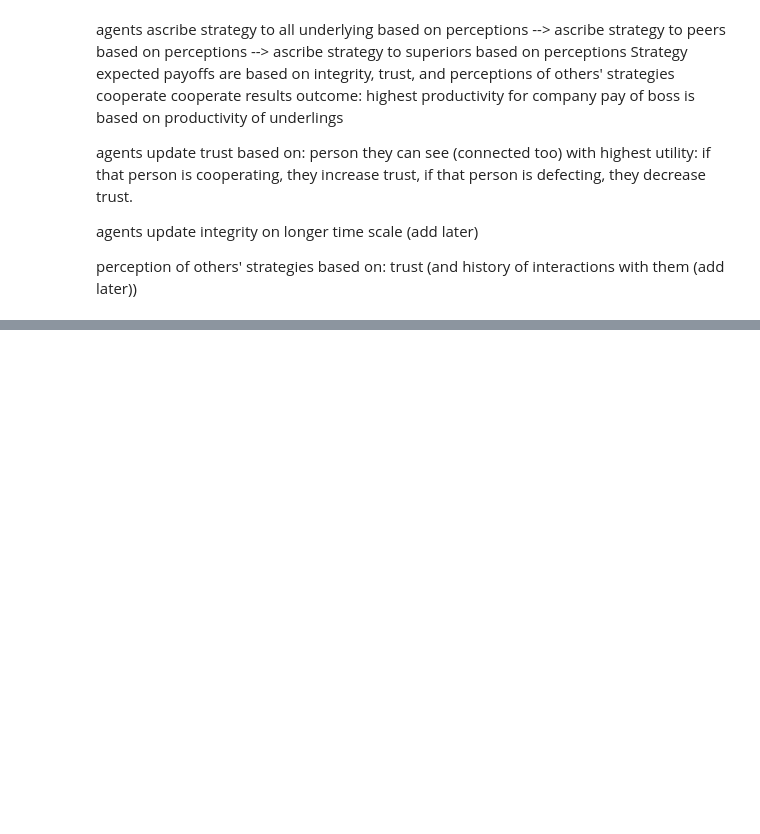
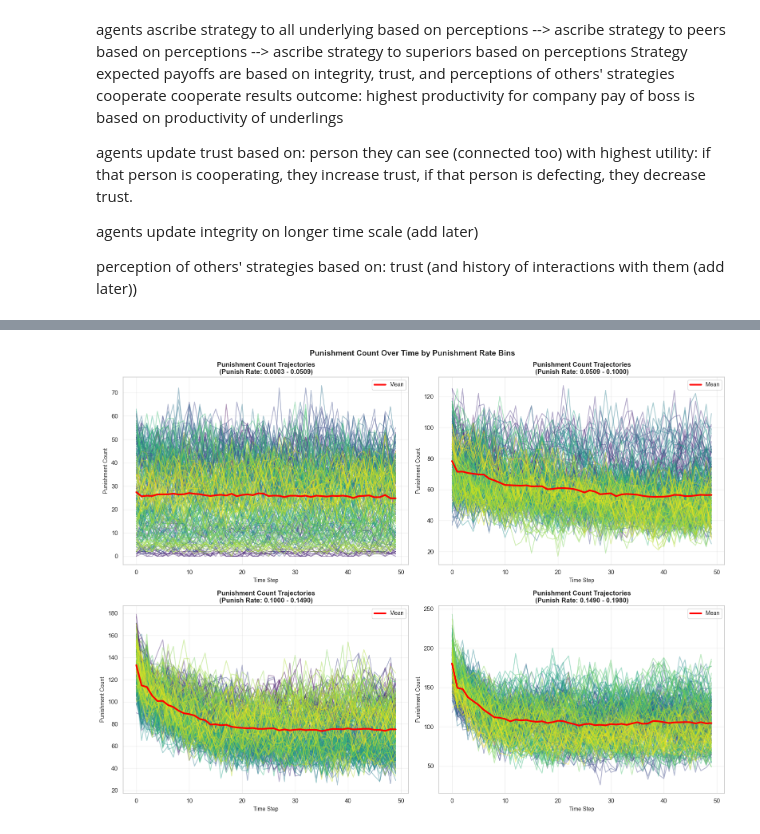
Before and after one commit to Zeke-CE/CorruptionModel, a Jupyter notebook: CorruptionABM2Zeke.ipynb, the cells around one changed output, grey strips where cells are left out. Saved outputs shown, nothing was run; the diff lists cells and outputs as text; code cells hidden in the pictures; blank space fills up the shorter version.

```diff
--- a/CorruptionABM2Zeke.ipynb
+++ b/CorruptionABM2Zeke.ipynb
@@ -511,0 +785,69 @@ perception of others' strategies based on: trust (and history of interactions wi
+# %%
+# Plot punishment count trajectories binned by punish_rate
+
+fig, axes = plt.subplots(2, 2, figsize=(16, 12))
+axes = axes.flatten()
+
+# Create bins for punish_rate using quantile-based binning
+punish_rate_bins = pd.qcut(summary['punish_rate'], q=4, duplicates='drop')
+unique_bins = punish_rate_bins.unique()
+
+# Plot trajectories by punish_rate bin
+bin_idx = 0
+for bin_interval in sorted(unique_bins):
+    if bin_idx >= len(axes):
+        break
+
+    ax = axes[bin_idx]
+
+    # Get rows in this bin
+    bin_mask = punish_rate_bins == bin_interval
+    bin_rows = summary[bin_mask]
+    bin_indices = bin_rows.index.tolist()
+
+    # Create title with punish_rate range
+    ax.set_title(f'Punishment Count Trajectories\n(Punish Rate: {bin_interval.left:.4f} - {bin_interval.right:.4f})',
+                 fontsize=12, fontweight='bold')
+    ax.set_xlabel('Time Step', fontsize=10)
+    ax.set_ylabel('Punishment Count', fontsize=10)
+
+    # Plot trajectories for this bin
+    colors = plt.cm.viridis(np.linspace(0, 1, len(bin_indices)))
+    mean_punish = None
+
+    for color_idx, result_idx in enumerate(bin_indices):
+        result = results[result_idx]
+        punish_counts = result['model_data']['count_punished'].values
+        time_steps = result['model_data']['time_step'].values
+        ax.plot(time_steps, punish_counts, alpha=0.4, linewidth=1.5, color=colors[color_idx])
+
+        # Accumulate for mean
+        if mean_punish is None:
+            mean_punish = np.zeros_like(punish_counts, dtype=float)
+        mean_punish += punish_counts
+
+    # Add mean trajectory in bold
+    if mean_punish is not None and len(bin_indices) > 0:
+        mean_punish /= len(bin_indices)
+        ax.plot(time_steps, mean_punish, color='red', linewidth=3, label='Mean', zorder=10)
+        ax.legend(fontsize=10)
+
+    ax.grid(True, alpha=0.3)
+    bin_idx += 1
+
+plt.suptitle('Punishment Count Over Time by Punishment Rate Bins', fontsize=14, fontweight='bold')
+plt.tight_layout()
+plt.show()
+
+# Summary statistics by punish_rate bin
+print("\nPunishment Statistics by Punish Rate Bin:")
+print("="*70)
+for bin_interval in sorted(unique_bins):
+    bin_mask = punish_rate_bins == bin_interval
+    bin_group = summary[bin_mask]
+
+    print(f"\nPunish Rate Range: {bin_interval.left:.4f} - {bin_interval.right:.4f}")
+    print(f"  Number of runs: {len(bin_group)}")
+    print(f"  Final corruption (mean ± std): {bin_group['final_corruption'].mean():.3f} ± {bin_group['final_corruption'].std():.3f}")
+# %% [output]
+[figure, added]
```
Also changed, not shown: parts of 11 cells of this notebook, 1 other file.
